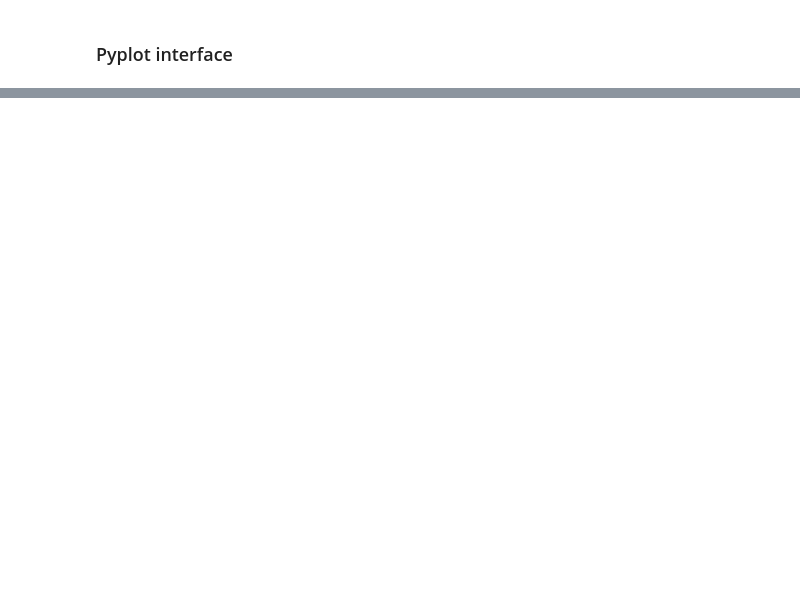
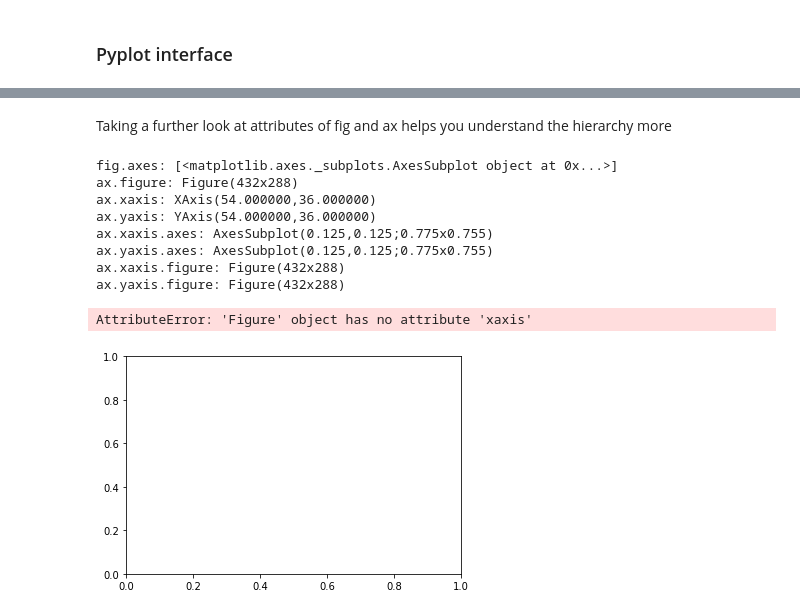
Before and after one commit to dipodaimary/Leetcode-Solutions-in-Python3, a Jupyter notebook: Matplotlib Tutorial.ipynb, the cells around one changed output, grey strips where cells are left out. Saved outputs shown, nothing was run; the diff lists cells and outputs as text; code cells hidden in the pictures; blank space fills up the shorter version.

Commit message:
matplotlibe first commit

```diff
--- a/Matplotlib Tutorial.ipynb
+++ b/Matplotlib Tutorial.ipynb
@@ -16,0 +37,25 @@ NameError: name 'np' is not defined
+# %% [markdown]
+Taking a further look at attributes of fig and ax helps you understand the hierarchy more
+# %%
+fig = plt.figure()
+ax = fig.add_subplot(1,1,1) #make a blank plotting area
+print("fig.axes:", fig.axes)
+print("ax.figure:", ax.figure)
+print("ax.xaxis:", ax.xaxis)
+print("ax.yaxis:", ax.yaxis)
+print("ax.xaxis.axes:", ax.xaxis.axes)
+print("ax.yaxis.axes:", ax.yaxis.axes)
+print("ax.xaxis.figure:", ax.xaxis.figure)
+print("ax.yaxis.figure:", ax.yaxis.figure)
+print("fig.xaxis:", fig.xaxis)
+# %% [output]
+fig.axes: [<matplotlib.axes._subplots.AxesSubplot object at 0x...>]
+ax.figure: Figure(432x288)
+ax.xaxis: XAxis(54.000000,36.000000)
+ax.yaxis: YAxis(54.000000,36.000000)
+ax.xaxis.axes: AxesSubplot(0.125,0.125;0.775x0.755)
+ax.yaxis.axes: AxesSubplot(0.125,0.125;0.775x0.755)
+ax.xaxis.figure: Figure(432x288)
+ax.yaxis.figure: Figure(432x288)
+AttributeError: 'Figure' object has no attribute 'xaxis'
+[figure, added]
```
Also changed, not shown: parts of 15 cells of this notebook.
